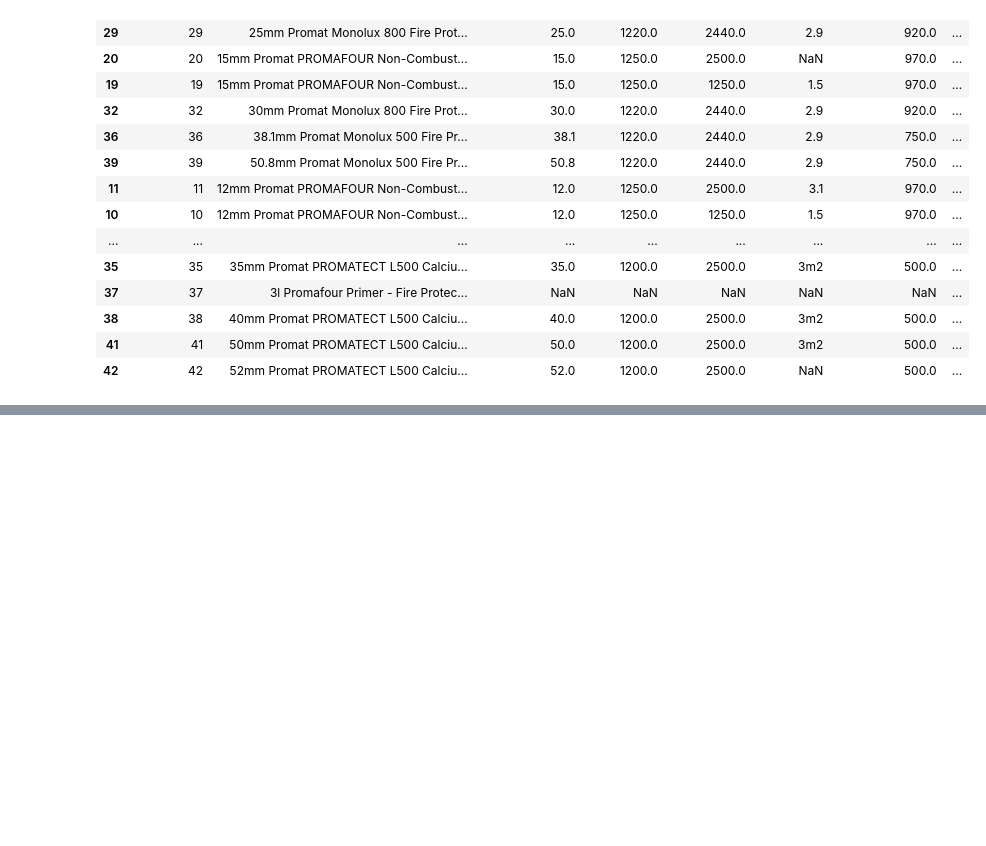
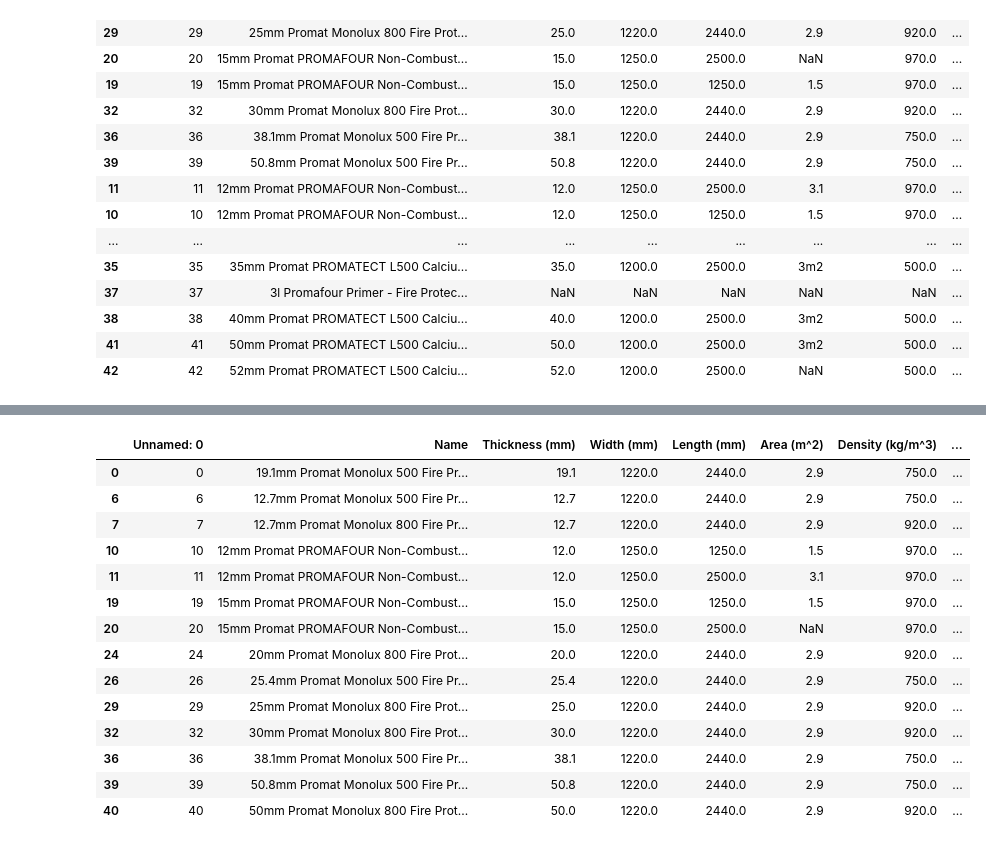
Before and after one commit to Saladino93/EnterpriseTech, a Jupyter notebook: ScrapedPrices.ipynb, the cells around one changed output, grey strips where cells are left out. Saved outputs shown, nothing was run; the diff lists cells and outputs as text; code cells hidden in the pictures; blank space fills up the shorter version.

```diff
--- a/ScrapedPrices.ipynb
+++ b/ScrapedPrices.ipynb
@@ -179,0 +208,20 @@ df.to_excel('prices_database_2.xlsx')
+# %%
+selection = df[fireprot]>= 240
+higherfiremin = df[selection]
+higherfiremin
+# %% [output]
+|  | Unnamed: 0 | Name | Thickness (mm) | Width (mm) | Length (mm) | Area (m^2) | Density (kg/m^3) | ... |
+| 0 | 0 | 19.1mm Promat Monolux 500 Fire Pr... | 19.1 | 1220.0 | 2440.0 | 2.9 | 750.0 | ... |
+| 6 | 6 | 12.7mm Promat Monolux 500 Fire Pr... | 12.7 | 1220.0 | 2440.0 | 2.9 | 750.0 | ... |
+| 7 | 7 | 12.7mm Promat Monolux 800 Fire Pr... | 12.7 | 1220.0 | 2440.0 | 2.9 | 920.0 | ... |
+| 10 | 10 | 12mm Promat PROMAFOUR Non-Combust... | 12.0 | 1250.0 | 1250.0 | 1.5 | 970.0 | ... |
+| 11 | 11 | 12mm Promat PROMAFOUR Non-Combust... | 12.0 | 1250.0 | 2500.0 | 3.1 | 970.0 | ... |
+| 19 | 19 | 15mm Promat PROMAFOUR Non-Combust... | 15.0 | 1250.0 | 1250.0 | 1.5 | 970.0 | ... |
+| 20 | 20 | 15mm Promat PROMAFOUR Non-Combust... | 15.0 | 1250.0 | 2500.0 | NaN | 970.0 | ... |
+| 24 | 24 | 20mm Promat Monolux 800 Fire Prot... | 20.0 | 1220.0 | 2440.0 | 2.9 | 920.0 | ... |
+| 26 | 26 | 25.4mm Promat Monolux 500 Fire Pr... | 25.4 | 1220.0 | 2440.0 | 2.9 | 750.0 | ... |
+| 29 | 29 | 25mm Promat Monolux 800 Fire Prot... | 25.0 | 1220.0 | 2440.0 | 2.9 | 920.0 | ... |
+| 32 | 32 | 30mm Promat Monolux 800 Fire Prot... | 30.0 | 1220.0 | 2440.0 | 2.9 | 920.0 | ... |
+| 36 | 36 | 38.1mm Promat Monolux 500 Fire Pr... | 38.1 | 1220.0 | 2440.0 | 2.9 | 750.0 | ... |
+| 39 | 39 | 50.8mm Promat Monolux 500 Fire Pr... | 50.8 | 1220.0 | 2440.0 | 2.9 | 750.0 | ... |
+| 40 | 40 | 50mm Promat Monolux 800 Fire Prot... | 50.0 | 1220.0 | 2440.0 | 2.9 | 920.0 | ... |
```
Also changed, not shown: parts of 7 cells of this notebook, 1 other file.
